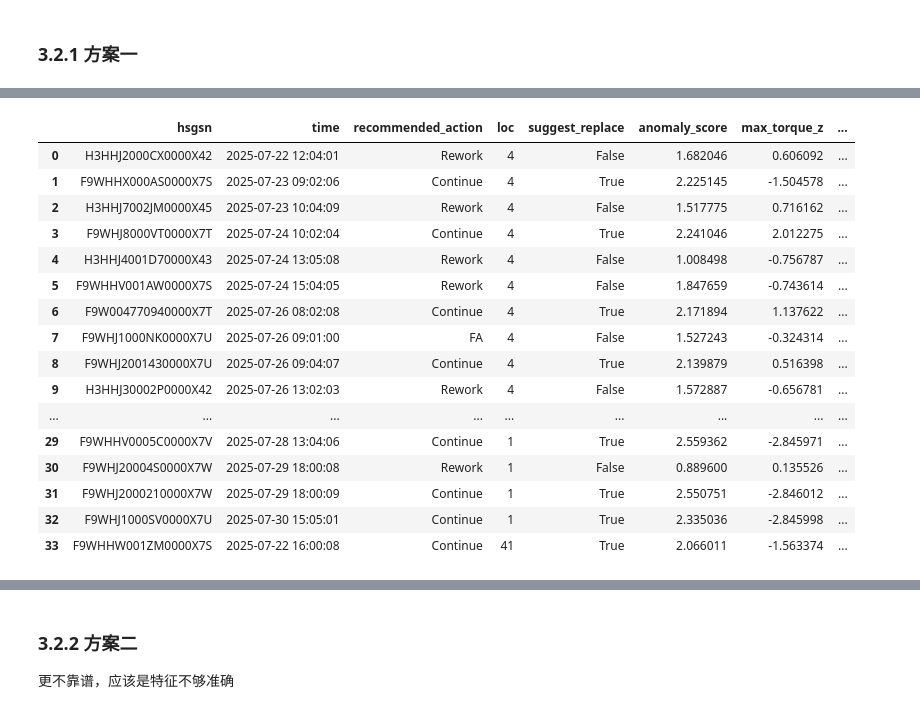
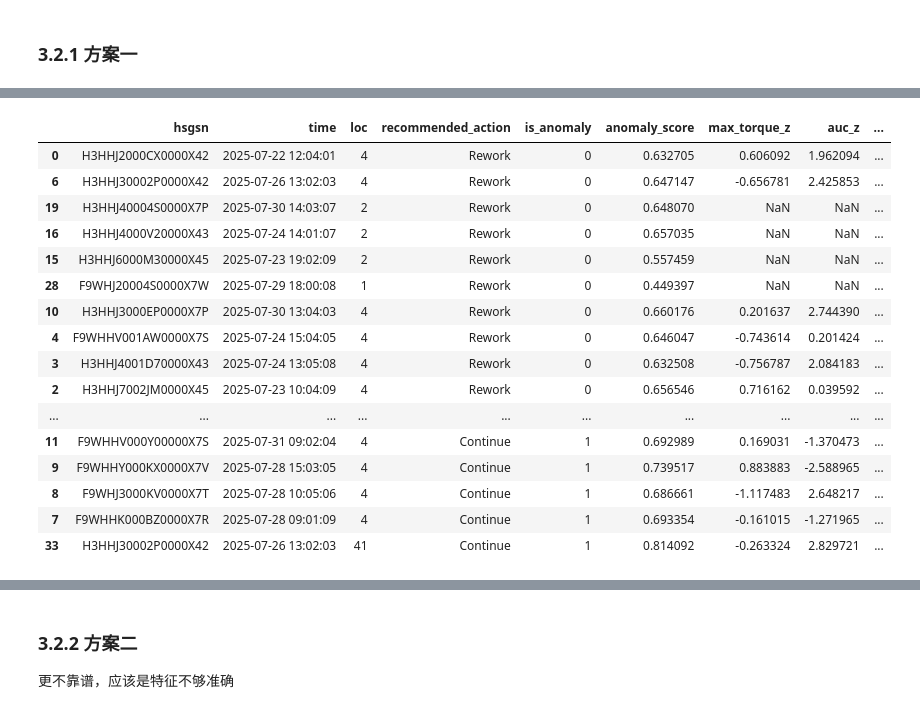
Before and after one commit to Xiaomut/apple, a Jupyter notebook: notebooks/ini.ipynb, the cells around one changed output, grey strips where cells are left out. Drawn from its saved outputs; the diff is of its cells as text; code cells hidden in the pictures.

```diff
--- a/notebooks/ini.ipynb
+++ b/notebooks/ini.ipynb
@@ -122,17 +120,17 @@ def filter_negative_values(angle_list, torque_list, min_value=0):
     同步过滤angle和torque中的负值数据（保留两者均≥min_value的点）
     返回过滤后的(angle_sublist, torque_sublist)
     """
-    # 生成索引列表，仅保留两者均≥min_value的位置  a <= min_value and
+    # 生成索引列表，仅保留两者均≥min_value的位置
     valid_indices = [
         idx for idx, (a, t) in enumerate(zip(angle_list, torque_list))
-        if t > min_value
+        if a > min_value and t > min_value
     ]
     # 提取过滤后的子列表（若没有有效数据返回空列表）
     angle_sub = [angle_list[idx] for idx in valid_indices] if valid_indices else []
     torque_sub = [torque_list[idx] for idx in valid_indices] if valid_indices else []
     return angle_sub, torque_sub
 
-def getValidGroups():
+def getValidGroups(df_use):
     valid_df = df_use[df_use.apply(validate_data, axis=1)]
     grouped = valid_df.groupby(['recommended_action', 'screwindex'])
 
@@ -873,0 +898,25 @@ for loc in final_features['loc'].unique():
+# %%
+from sklearn.ensemble import IsolationForest
+
+loc_groups = final_features['loc'].unique()
+feature_cols = ['max_torque', 'angle_at_max', 'auc', 'slope_rise_late', 'total_angle', 'std_torque', 'row_span']
+bad_results = []
+
+for loc in loc_groups:
+    data = final_features[final_features['loc'] == loc].copy()
+    # 滑动窗口标准化
+    for col in feature_cols:
+        data[f'{col}_z'] = (data[col] - data[col].rolling(window=window_size, min_periods=1).mean()).abs() / (data_loc[col].rolling(window=window_size, min_periods=1).std() + 1e-6)
+
+    clf = IsolationForest(n_estimators=100, contamination=0.002, random_state=1)
+    X = data[[f'{f}_z' for f in feature_cols]].fillna(0)
+    # X = data[['max_torque', 'angle_at_max', 'auc', 'slope_rise_late', 'total_angle', 'std_torque', 'row_span']].fillna(0)
+    # 计算加权异常分数
+    y_pred = clf.fit_predict(X)
+    anomaly_scores = -clf.score_samples(X)  # 转换为"越异常分数越高"
+    data['anomaly_score'] = anomaly_scores
+    data['is_anomaly'] = (y_pred == -1).astype(int)
+    bad_results.append(data[(data['recommended_action'] != 'Continue') | (data['is_anomaly'] == 1)])
+
+bad_results = pd.concat(bad_results, ignore_index=True)
+bad_results[['hsgsn', 'time', 'recommended_action', 'is_anomaly', 'loc', 'anomaly_score']]
@@ -874 +1032,3 @@ for loc in final_features['loc'].unique():
+# %%
+loc_results = process_locations(final_features, weights, threshold=2.2)
 # %%
@@ -913,29 +1076,29 @@ plt.show()
 # %%
 bad_results = []
 
 for i, (loc, data) in enumerate(loc_results.items()):
-    bad_results.append(data[(data['recommended_action'] != 'Continue') | (data['suggest_replace'] == True)])
+    #  | (data['suggest_replace'] == True)
+    bad_results.append(data[(data['recommended_action'] != 'Continue') | (data['is_anomaly'] == 1)])
 
 bad_results = pd.concat(bad_results, ignore_index=True)
-# , 'auc_z'
-bad_results[['hsgsn', 'time', 'recommended_action', 'loc', 'suggest_replace', 'anomaly_score', 'max_torque_z',
-       'angle_at_max_z', 'slope_rise_late_z', 'total_angle_z',
-       'std_torque_z', 'row_span_z', 'weighted_zsum']]
+# [bad_results['weighted_zsum'] != float('inf')], 'row_span_z', 'suggest_replace', 'weighted_zsum'
+bad_results[['hsgsn', 'time', 'loc', 'recommended_action', 'is_anomaly', 'anomaly_score', 'max_torque_z',
+       'auc_z', 'angle_at_max_z', 'slope_rise_late_z', 'std_torque_z']].sort_values(['recommended_action'], ascending=False)
 # %% [output]
-|  | hsgsn | time | recommended_action | loc | suggest_replace | anomaly_score | max_torque_z | ... |
-| 0 | H3HHJ2000CX0000X42 | 2025-07-22 12:04:01 | Rework | 4 | False | 1.682046 | 0.606092 | ... |
-| 1 | F9WHHX000AS0000X7S | 2025-07-23 09:02:06 | Continue | 4 | True | 2.225145 | -1.504578 | ... |
-| 2 | H3HHJ7002JM0000X45 | 2025-07-23 10:04:09 | Rework | 4 | False | 1.517775 | 0.716162 | ... |
-| 3 | F9WHJ8000VT0000X7T | 2025-07-24 10:02:04 | Continue | 4 | True | 2.241046 | 2.012275 | ... |
-| 4 | H3HHJ4001D70000X43 | 2025-07-24 13:05:08 | Rework | 4 | False | 1.008498 | -0.756787 | ... |
-| 5 | F9WHHV001AW0000X7S | 2025-07-24 15:04:05 | Rework | 4 | False | 1.847659 | -0.743614 | ... |
-| 6 | F9W004770940000X7T | 2025-07-26 08:02:08 | Continue | 4 | True | 2.171894 | 1.137622 | ... |
-| 7 | F9WHJ1000NK0000X7U | 2025-07-26 09:01:00 | FA | 4 | False | 1.527243 | -0.324314 | ... |
-| 8 | F9WHJ2001430000X7U | 2025-07-26 09:04:07 | Continue | 4 | True | 2.139879 | 0.516398 | ... |
-| 9 | H3HHJ30002P0000X42 | 2025-07-26 13:02:03 | Rework | 4 | False | 1.572887 | -0.656781 | ... |
-| ... | ... | ... | ... | ... | ... | ... | ... | ... |
-| 29 | F9WHHV0005C0000X7V | 2025-07-28 13:04:06 | Continue | 1 | True | 2.559362 | -2.845971 | ... |
-| 30 | F9WHJ20004S0000X7W | 2025-07-29 18:00:08 | Rework | 1 | False | 0.889600 | 0.135526 | ... |
-| 31 | F9WHJ2000210000X7W | 2025-07-29 18:00:09 | Continue | 1 | True | 2.550751 | -2.846012 | ... |
-| 32 | F9WHJ1000SV0000X7U | 2025-07-30 15:05:01 | Continue | 1 | True | 2.335036 | -2.845998 | ... |
-| 33 | F9WHHW001ZM0000X7S | 2025-07-22 16:00:08 | Continue | 41 | True | 2.066011 | -1.563374 | ... |
+|  | hsgsn | time | loc | recommended_action | is_anomaly | anomaly_score | max_torque_z | auc_z | ... |
+| 0 | H3HHJ2000CX0000X42 | 2025-07-22 12:04:01 | 4 | Rework | 0 | 0.632705 | 0.606092 | 1.962094 | ... |
+| 6 | H3HHJ30002P0000X42 | 2025-07-26 13:02:03 | 4 | Rework | 0 | 0.647147 | -0.656781 | 2.425853 | ... |
+| 19 | H3HHJ40004S0000X7P | 2025-07-30 14:03:07 | 2 | Rework | 0 | 0.648070 | NaN | NaN | ... |
+| 16 | H3HHJ4000V20000X43 | 2025-07-24 14:01:07 | 2 | Rework | 0 | 0.657035 | NaN | NaN | ... |
+| 15 | H3HHJ6000M30000X45 | 2025-07-23 19:02:09 | 2 | Rework | 0 | 0.557459 | NaN | NaN | ... |
+| 28 | F9WHJ20004S0000X7W | 2025-07-29 18:00:08 | 1 | Rework | 0 | 0.449397 | NaN | NaN | ... |
+| 10 | H3HHJ3000EP0000X7P | 2025-07-30 13:04:03 | 4 | Rework | 0 | 0.660176 | 0.201637 | 2.744390 | ... |
+| 4 | F9WHHV001AW0000X7S | 2025-07-24 15:04:05 | 4 | Rework | 0 | 0.646047 | -0.743614 | 0.201424 | ... |
+| 3 | H3HHJ4001D70000X43 | 2025-07-24 13:05:08 | 4 | Rework | 0 | 0.632508 | -0.756787 | 2.084183 | ... |
+| 2 | H3HHJ7002JM0000X45 | 2025-07-23 10:04:09 | 4 | Rework | 0 | 0.656546 | 0.716162 | 0.039592 | ... |
+| ... | ... | ... | ... | ... | ... | ... | ... | ... | ... |
+| 11 | F9WHHV000Y00000X7S | 2025-07-31 09:02:04 | 4 | Continue | 1 | 0.692989 | 0.169031 | -1.370473 | ... |
+| 9 | F9WHHY000KX0000X7V | 2025-07-28 15:03:05 | 4 | Continue | 1 | 0.739517 | 0.883883 | -2.588965 | ... |
+| 8 | F9WHJ3000KV0000X7T | 2025-07-28 10:05:06 | 4 | Continue | 1 | 0.686661 | -1.117483 | 2.648217 | ... |
+| 7 | F9WHHK000BZ0000X7R | 2025-07-28 09:01:09 | 4 | Continue | 1 | 0.693354 | -0.161015 | -1.271965 | ... |
+| 33 | H3HHJ30002P0000X42 | 2025-07-26 13:02:03 | 41 | Continue | 1 | 0.814092 | -0.263324 | 2.829721 | ... |
```
Also changed, not shown: parts of 20 cells of this notebook, 3 other files.
